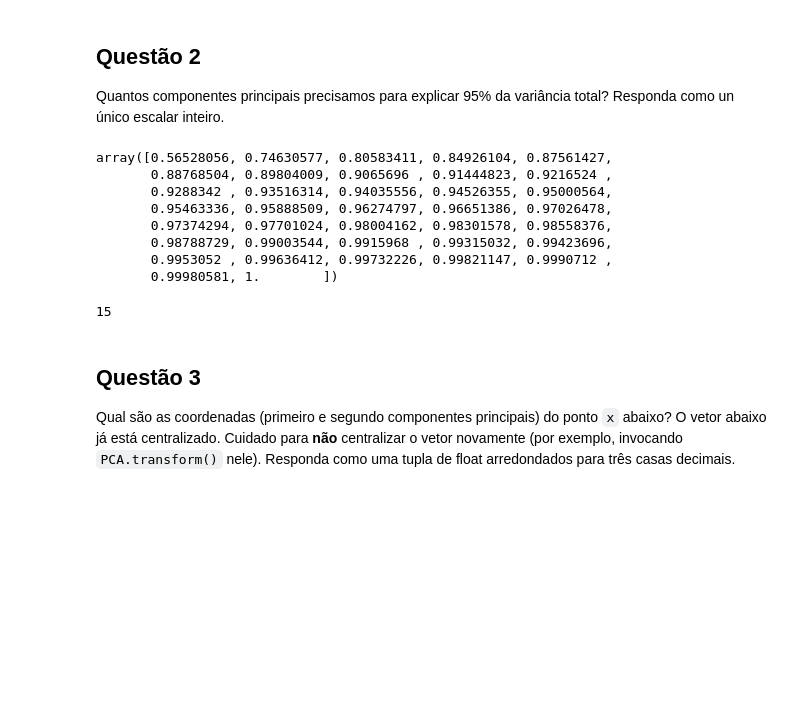
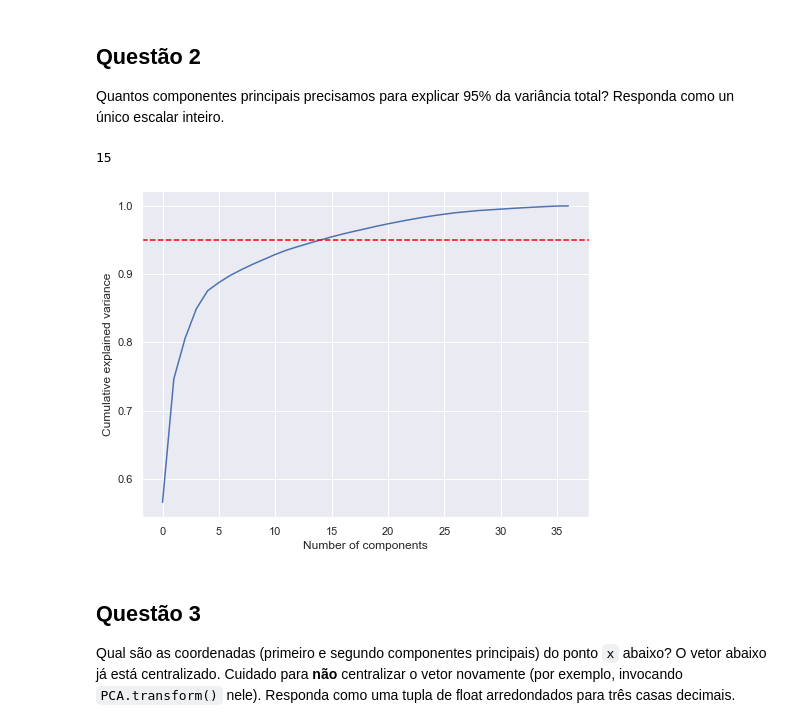
Before and after one commit to LucasDatilioCarderelli/Codenation, a Jupyter notebook: data-science-3/main.ipynb, the cells around one changed output. Cells and saved outputs as stored; diff of their text form; code cells hidden in the pictures; blank space fills up the shorter version.

```diff
--- a/data-science-3/main.ipynb
+++ b/data-science-3/main.ipynb
@@ -41,8 +41,7 @@ columns_to_drop = ["Unnamed: 0", "ID", "Name", "Photo", "Nationality", "Flag",
                    "Loaned From", "Contract Valid Until", "Height", "Weight", "LS",
                    "ST", "RS", "LW", "LF", "CF", "RF", "RW", "LAM", "CAM", "RAM", "LM",
                    "LCM", "CM", "RCM", "RM", "LWB", "LDM", "CDM", "RDM", "RWB", "LB", "LCB",
-                   "CB", "RCB", "RB", "Release Clause"
-]
+                   "CB", "RCB", "RB", "Release Clause"]
 
 try:
     fifa.drop(columns_to_drop, axis=1, inplace=True)
@@ -61,9 +60,3 @@ fifa.head()
 | 3 | 27 | 91 | 93 | 17.0 | 13.0 | 21.0 | 50.0 | 13.0 | 18.0 | ... |
 | 4 | 27 | 91 | 92 | 93.0 | 82.0 | 55.0 | 92.0 | 82.0 | 86.0 | ... |
 5 rows × 37 columns
-# %%
-fifa.dropna(inplace=True)
-try:
-    fifa.dropna(inplace=True)
-except KeyError:
-    logger.warning(f"Rows already dropped")
@@ -90,26 +90,13 @@ evr = pca.explained_variance_ratio_
+# %%
+def q2():
+    # Retorne aqui o resultado da questão 2.
+    return np.argmax(evr.cumsum() >= 0.95) + 1
+q2()
+# %% [output]
+15
 # %%
-# g = sns.lineplot(np.arange(len(evr)), np.cumsum(evr))
-# g.axes.axhline(0.95, ls="--", color="red")
-# plt.xlabel("Number of components"), plt.ylabel("Cumulative explained variance");
+g = sns.lineplot(np.arange(len(evr)), np.cumsum(evr))
+g.axes.axhline(0.95, ls="--", color="red")
+plt.xlabel("Number of components"), plt.ylabel("Cumulative explained variance");
+# %% [output]
+[figure, added]
-# %%
-np.cumsum(evr)
-# %% [output]
-array([0.56528056, 0.74630577, 0.80583411, 0.84926104, 0.87561427,
-       0.88768504, 0.89804009, 0.9065696 , 0.91444823, 0.9216524 ,
-       0.9288342 , 0.93516314, 0.94035556, 0.94526355, 0.95000564,
-       0.95463336, 0.95888509, 0.96274797, 0.96651386, 0.97026478,
-       0.97374294, 0.97701024, 0.98004162, 0.98301578, 0.98558376,
-       0.98788729, 0.99003544, 0.9915968 , 0.99315032, 0.99423696,
-       0.9953052 , 0.99636412, 0.99732226, 0.99821147, 0.9990712 ,
-       0.99980581, 1.        ])
-# %%
-def q2():
-    # Retorne aqui o resultado da questão 2.
-    cont = 0 + 1
-    for n in np.cumsum(evr):
-        if n < 0.95:
-            cont +=1
-    return cont
-q2()
-# %% [output]
-15
```
Also changed, not shown: parts of 16 cells of this notebook.
